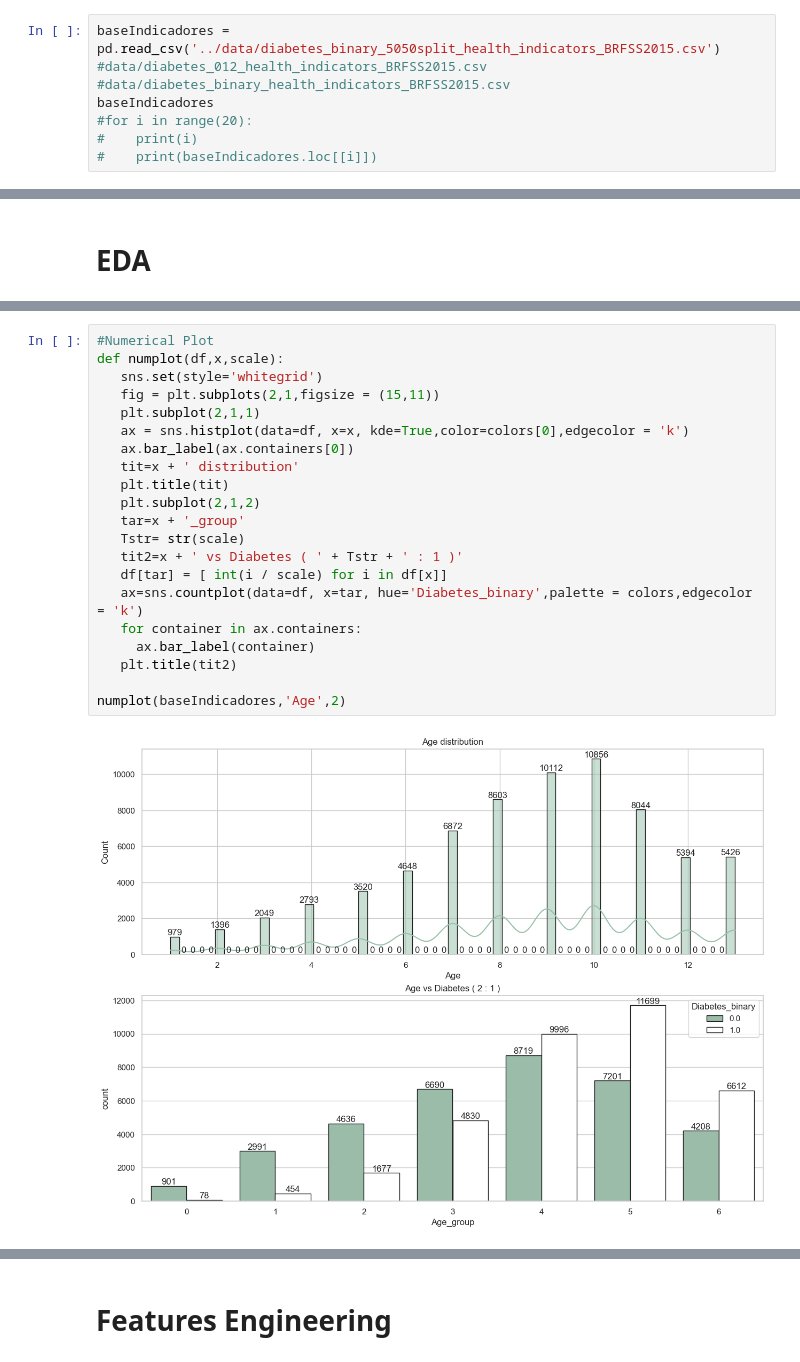
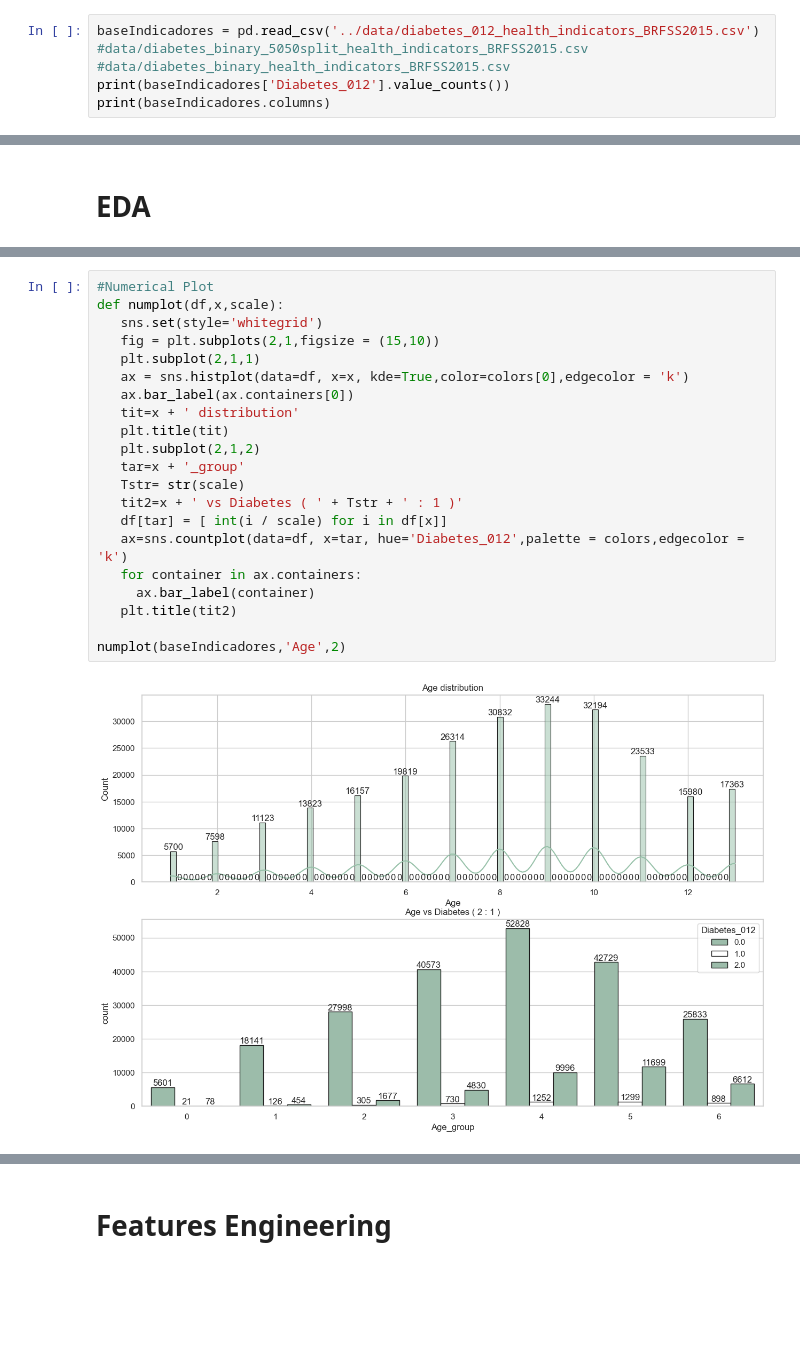
Before and after one commit to jusagred/MIA_CienciaDatos_3860, a Jupyter notebook: source/proyectoDS.ipynb, the cells around one changed output, grey strips where cells are left out. Drawn from its saved outputs; the diff is of its cells as text; blank space fills up the shorter version.

```diff
--- a/source/proyectoDS.ipynb
+++ b/source/proyectoDS.ipynb
@@ -11,11 +13,9 @@ warnings.filterwarnings('ignore')
 # %% [markdown]
 <h1>DATA INFO</h1>
 # %%
-baseIndicadores = pd.read_csv('../data/diabetes_binary_5050split_health_indicators_BRFSS2015.csv')
-#data/diabetes_012_health_indicators_BRFSS2015.csv
+baseIndicadores = pd.read_csv('../data/diabetes_012_health_indicators_BRFSS2015.csv')
+#data/diabetes_binary_5050split_health_indicators_BRFSS2015.csv
 #data/diabetes_binary_health_indicators_BRFSS2015.csv
-baseIndicadores
-#for i in range(20):
-#    print(i)
-#    print(baseIndicadores.loc[[i]])
+print(baseIndicadores['Diabetes_012'].value_counts())
+print(baseIndicadores.columns)
 # %% [output]
@@ -112,23 +94,23 @@ plt.show()
 # %%
 #Numerical Plot
 def numplot(df,x,scale):
    sns.set(style='whitegrid')
-   fig = plt.subplots(2,1,figsize = (15,11))
+   fig = plt.subplots(2,1,figsize = (15,10))
    plt.subplot(2,1,1)
    ax = sns.histplot(data=df, x=x, kde=True,color=colors[0],edgecolor = 'k')
    ax.bar_label(ax.containers[0])
    tit=x + ' distribution'
    plt.title(tit)
    plt.subplot(2,1,2)
    tar=x + '_group'
    Tstr= str(scale)
    tit2=x + ' vs Diabetes ( ' + Tstr + ' : 1 )'
    df[tar] = [ int(i / scale) for i in df[x]]
-   ax=sns.countplot(data=df, x=tar, hue='Diabetes_binary',palette = colors,edgecolor = 'k')
+   ax=sns.countplot(data=df, x=tar, hue='Diabetes_012',palette = colors,edgecolor = 'k')
    for container in ax.containers:
      ax.bar_label(container)
    plt.title(tit2)
 
 numplot(baseIndicadores,'Age',2)
 # %% [output]
-[figure, old version]
+[figure, new version]
```
Also changed, not shown: parts of 26 cells of this notebook.
